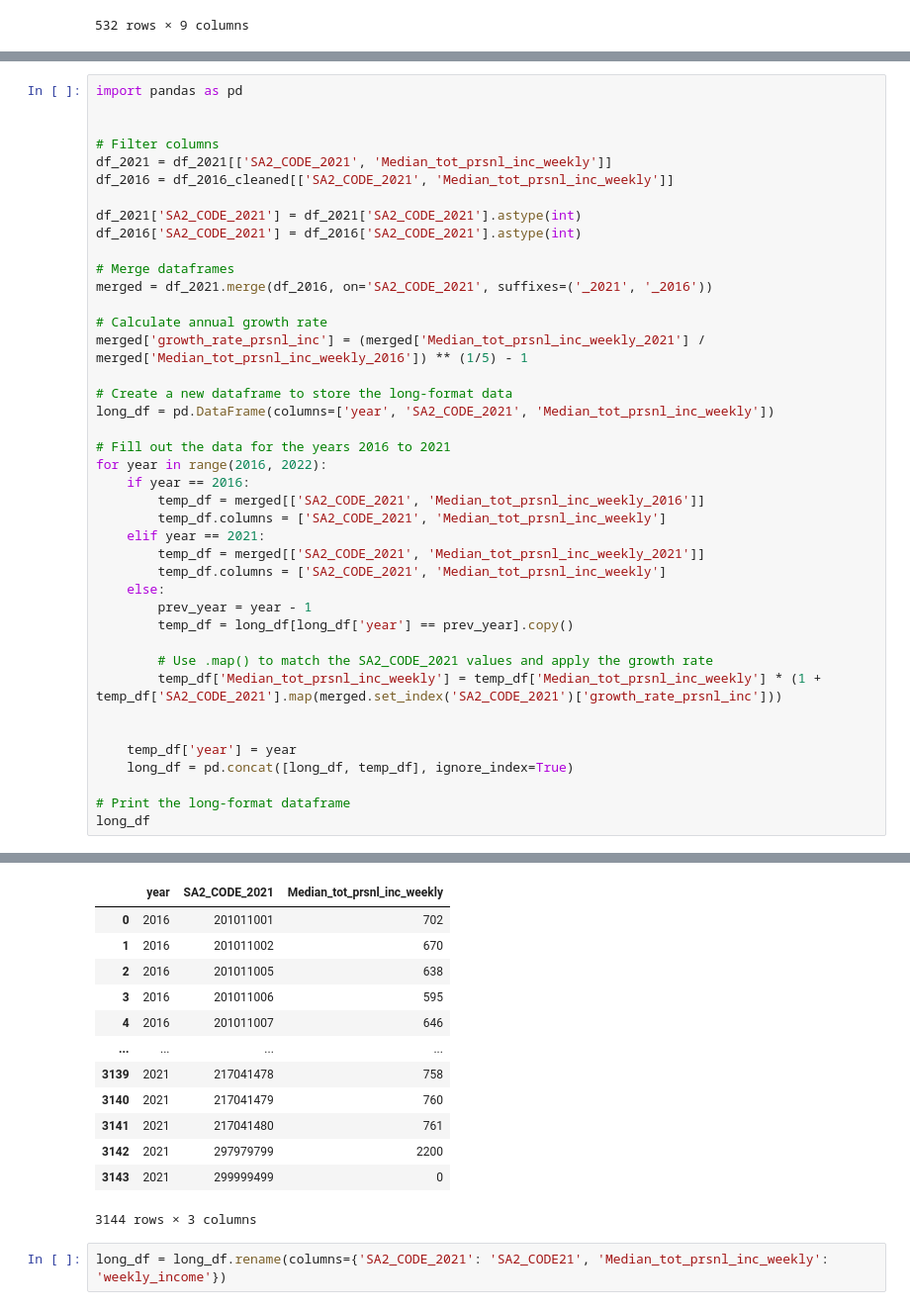
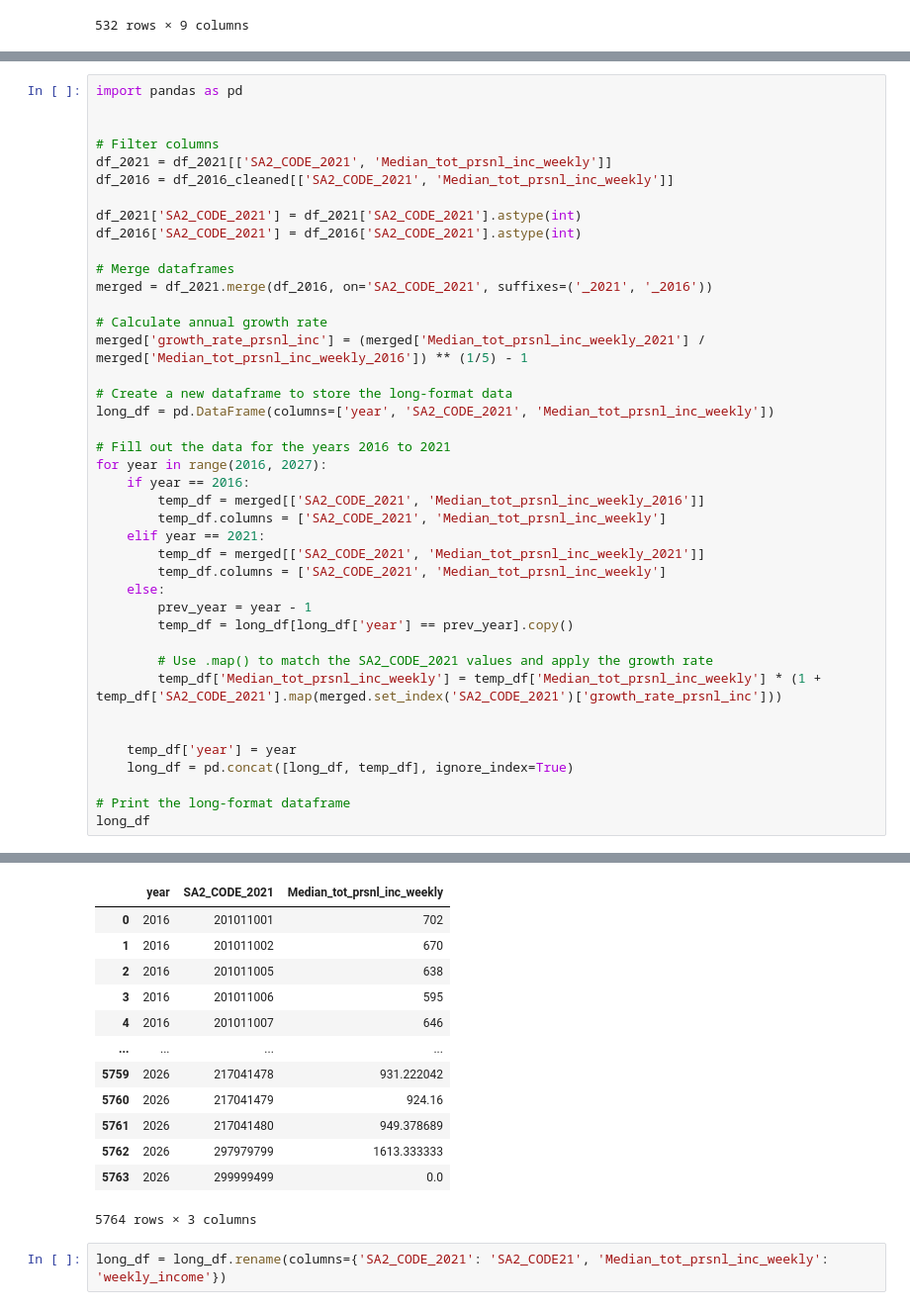
Before and after one commit to HenrikHao/real-estate-industry-project, a Jupyter notebook: notebooks/properties_aggregation.ipynb, the cells around one changed output, grey strips where cells are left out. Shown at 99% size. Saved outputs shown, nothing was run; the diff lists cells and outputs as text.

```diff
--- a/notebooks/properties_aggregation.ipynb
+++ b/notebooks/properties_aggregation.ipynb
@@ -326,7 +317,7 @@ merged['growth_rate_prsnl_inc'] = (merged['Median_tot_prsnl_inc_weekly_2021'] /
 long_df = pd.DataFrame(columns=['year', 'SA2_CODE_2021', 'Median_tot_prsnl_inc_weekly'])
 
 # Fill out the data for the years 2016 to 2021
-for year in range(2016, 2022):
+for year in range(2016, 2027):
     if year == 2016:
         temp_df = merged[['SA2_CODE_2021', 'Median_tot_prsnl_inc_weekly_2016']]
         temp_df.columns = ['SA2_CODE_2021', 'Median_tot_prsnl_inc_weekly']
@@ -347,39 +338,39 @@ for year in range(2016, 2022):
 # Print the long-format dataframe
 long_df
 # %% [output]
 A value is trying to be set on a copy of a slice from a DataFrame.
 Try using .loc[row_indexer,col_indexer] = value instead
 
 See the caveats in the documentation: https://pandas.pydata.org/pandas-docs/stable/user_guide/indexing.html#returning-a-view-versus-a-copy
   df_2021['SA2_CODE_2021'] = df_2021['SA2_CODE_2021'].astype(int)
 A value is trying to be set on a copy of a slice from a DataFrame.
 Try using .loc[row_indexer,col_indexer] = value instead
 
 See the caveats in the documentation: https://pandas.pydata.org/pandas-docs/stable/user_guide/indexing.html#returning-a-view-versus-a-copy
   df_2016['SA2_CODE_2021'] = df_2016['SA2_CODE_2021'].astype(int)
 A value is trying to be set on a copy of a slice from a DataFrame.
 Try using .loc[row_indexer,col_indexer] = value instead
 
 See the caveats in the documentation: https://pandas.pydata.org/pandas-docs/stable/user_guide/indexing.html#returning-a-view-versus-a-copy
   temp_df['year'] = year
 A value is trying to be set on a copy of a slice from a DataFrame.
 Try using .loc[row_indexer,col_indexer] = value instead
 
 See the caveats in the documentation: https://pandas.pydata.org/pandas-docs/stable/user_guide/indexing.html#returning-a-view-versus-a-copy
   temp_df['year'] = year
 |  | year | SA2_CODE_2021 | Median_tot_prsnl_inc_weekly |
 | 0 | 2016 | 201011001 | 702 |
 | 1 | 2016 | 201011002 | 670 |
 | 2 | 2016 | 201011005 | 638 |
 | 3 | 2016 | 201011006 | 595 |
 | 4 | 2016 | 201011007 | 646 |
 | ... | ... | ... | ... |
-| 3139 | 2021 | 217041478 | 758 |
-| 3140 | 2021 | 217041479 | 760 |
-| 3141 | 2021 | 217041480 | 761 |
-| 3142 | 2021 | 297979799 | 2200 |
-| 3143 | 2021 | 299999499 | 0 |
+| 5759 | 2026 | 217041478 | 931.222042 |
+| 5760 | 2026 | 217041479 | 924.16 |
+| 5761 | 2026 | 217041480 | 949.378689 |
+| 5762 | 2026 | 297979799 | 1613.333333 |
+| 5763 | 2026 | 299999499 | 0.0 |
-3144 rows × 3 columns
+5764 rows × 3 columns
 # %%
 long_df = long_df.rename(columns={'SA2_CODE_2021': 'SA2_CODE21', 'Median_tot_prsnl_inc_weekly': 'weekly_income'})
 # %%
```
Also changed, not shown: parts of 9 cells of this notebook, 5 other files.
